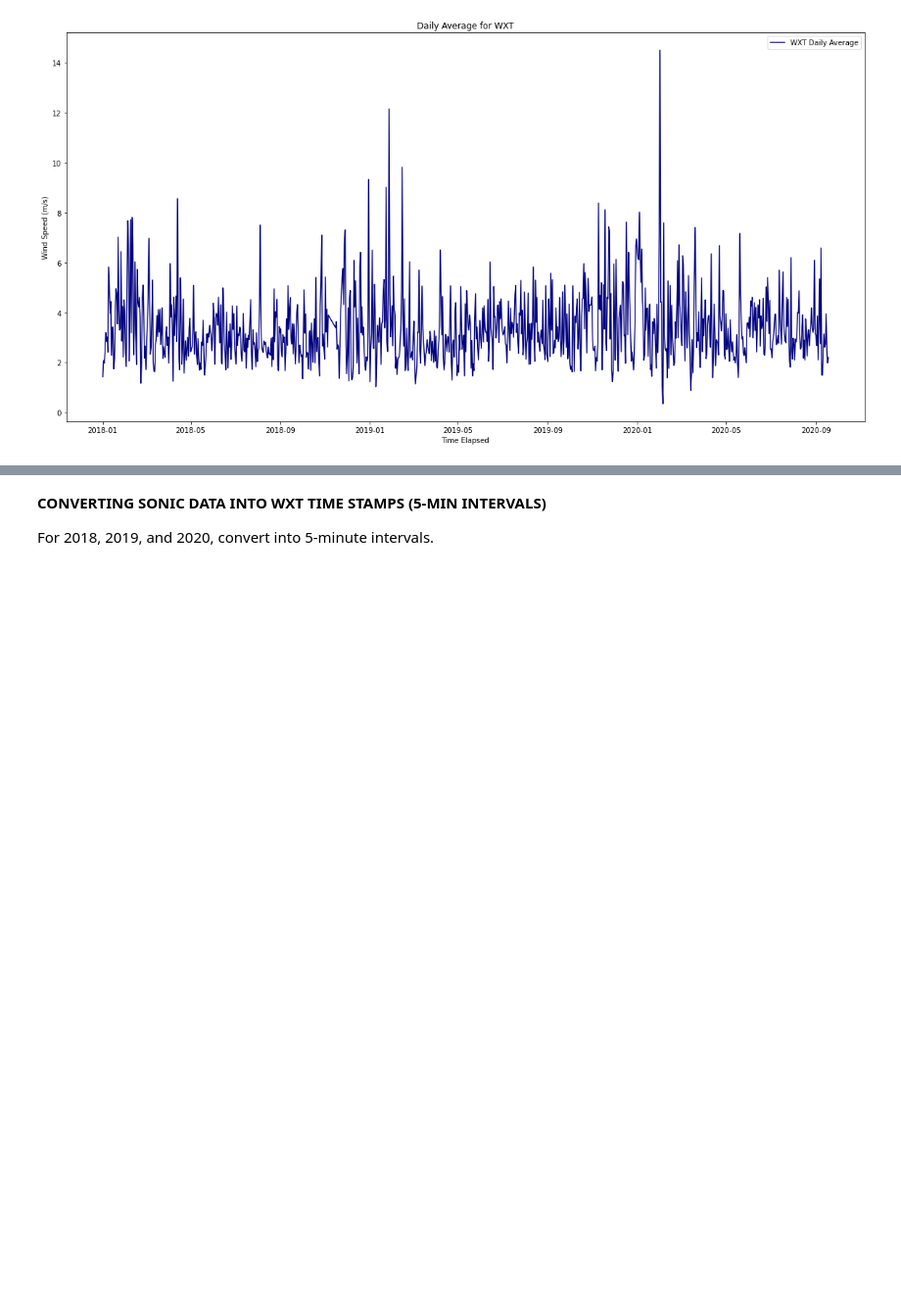
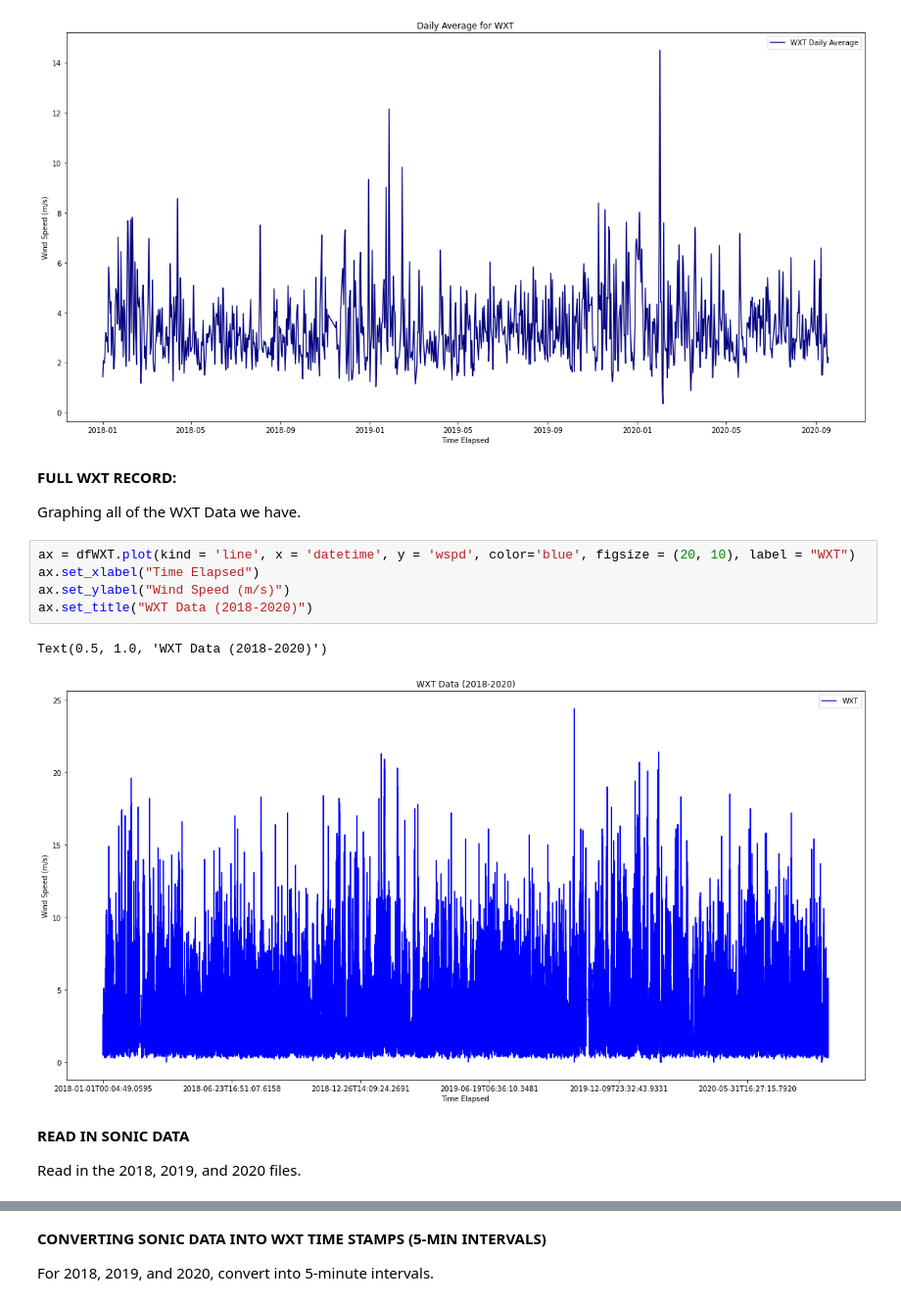
Before and after one commit to MuntahaPasha/ATOC-4900-Anemometer-Project, a Jupyter notebook: Jupyter Notebooks/AveragedPlots.ipynb, the cells around one changed output, grey strips where cells are left out. Shown at 98% size. Saved outputs shown, nothing was run; the diff lists cells and outputs as text; blank space fills up the shorter version.

```diff
--- a/Jupyter Notebooks/AveragedPlots.ipynb
+++ b/Jupyter Notebooks/AveragedPlots.ipynb
@@ -153,3 +153,19 @@ ax.set_title("Daily Average for WXT")
 # %% [output]
 Text(0.5, 1.0, 'Daily Average for WXT')
 [figure]
+# %% [markdown]
+**FULL WXT RECORD:**
+
+Graphing all of the WXT Data we have.
+# %%
+ax = dfWXT.plot(kind = 'line', x = 'datetime', y = 'wspd', color='blue', figsize = (20, 10), label = "WXT")
+ax.set_xlabel("Time Elapsed")
+ax.set_ylabel("Wind Speed (m/s)")
+ax.set_title("WXT Data (2018-2020)")
+# %% [output]
+Text(0.5, 1.0, 'WXT Data (2018-2020)')
+[figure, added]
+# %% [markdown]
+**READ IN SONIC DATA**
+
+Read in the 2018, 2019, and 2020 files.
```
Also changed, not shown: parts of 6 cells of this notebook.
